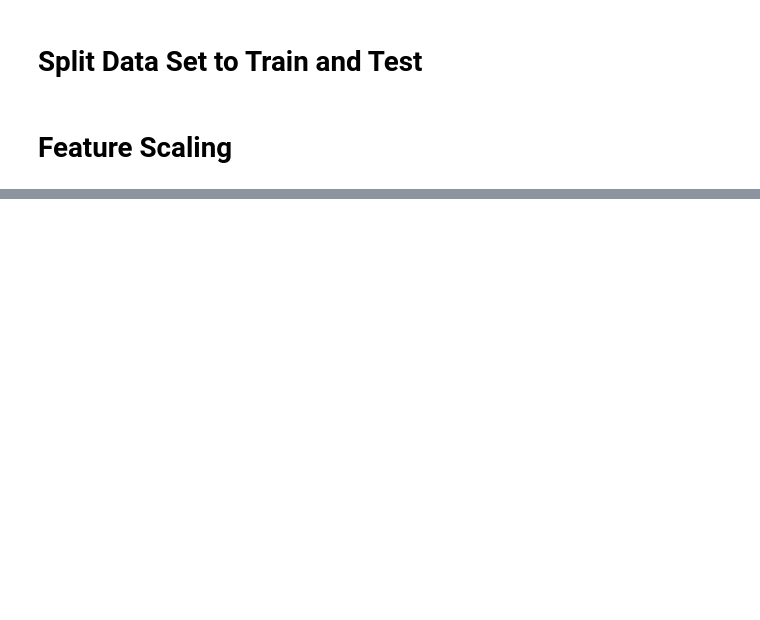
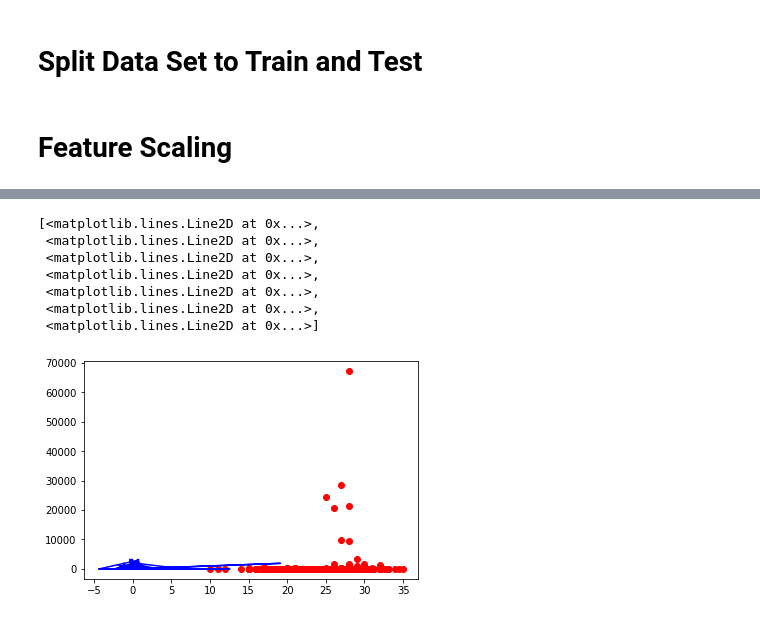
Before and after one commit to SmartPracticeschool/llSPS-INT-2374-Urban-Water-Quality-Prediction, a Jupyter notebook: Training and Testing.ipynb, the cells around one changed output, grey strips where cells are left out. Cells and saved outputs as stored; diff of their text form; code cells hidden in the pictures; blank space fills up the shorter version.

```diff
--- a/Training and Testing.ipynb
+++ b/Training and Testing.ipynb
@@ -315,5 +307,4 @@ data
 # %%
-X=data.iloc[:,1:11].values
 Y=data.iloc[:,-1].values
 # %%
 X
@@ -344,0 +443,12 @@ x_test = sc.transform(x_test)
+# %%
+plt.scatter(X[:,0],Y,color='red')
+plt.plot(x_test,y_predict,color='blue')
+# %% [output]
+[<matplotlib.lines.Line2D at 0x...>,
+ <matplotlib.lines.Line2D at 0x...>,
+ <matplotlib.lines.Line2D at 0x...>,
+ <matplotlib.lines.Line2D at 0x...>,
+ <matplotlib.lines.Line2D at 0x...>,
+ <matplotlib.lines.Line2D at 0x...>,
+ <matplotlib.lines.Line2D at 0x...>]
+[figure, added]
```
Also changed, not shown: parts of 43 cells of this notebook.
